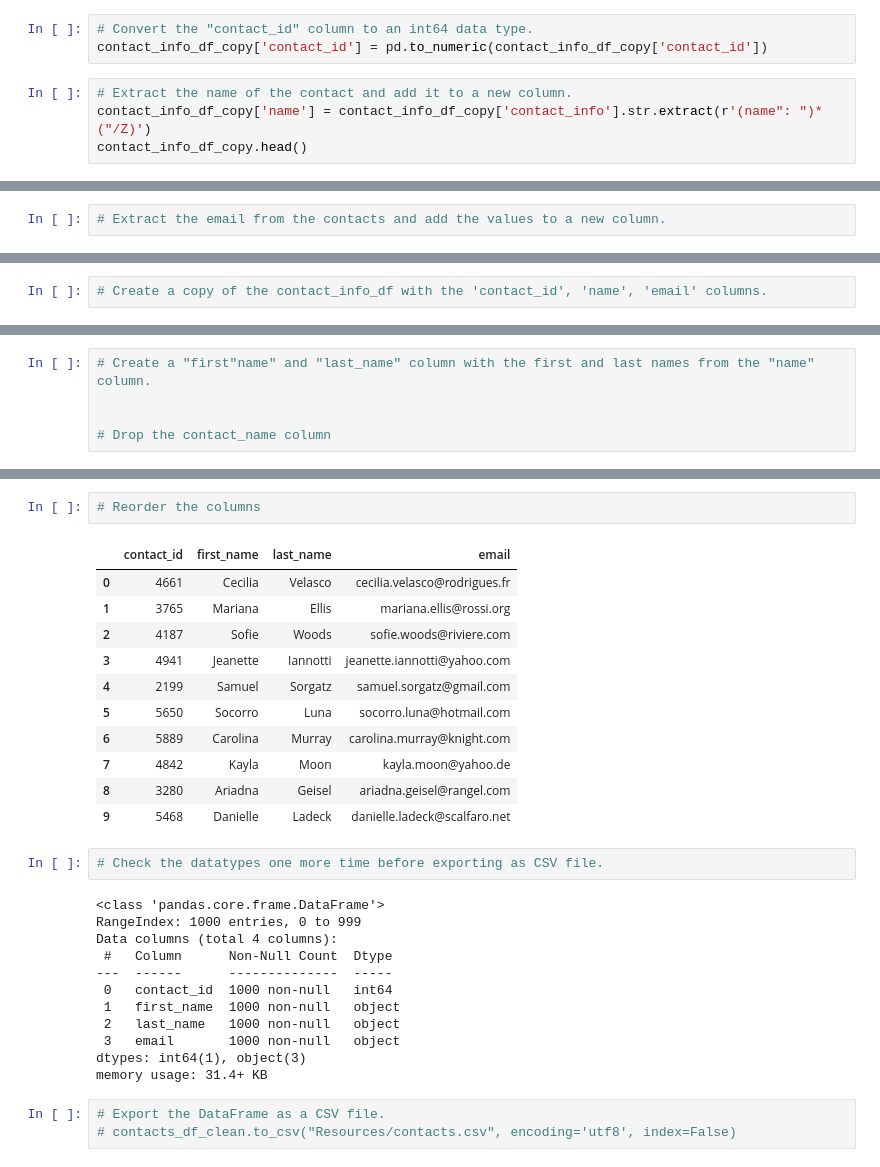
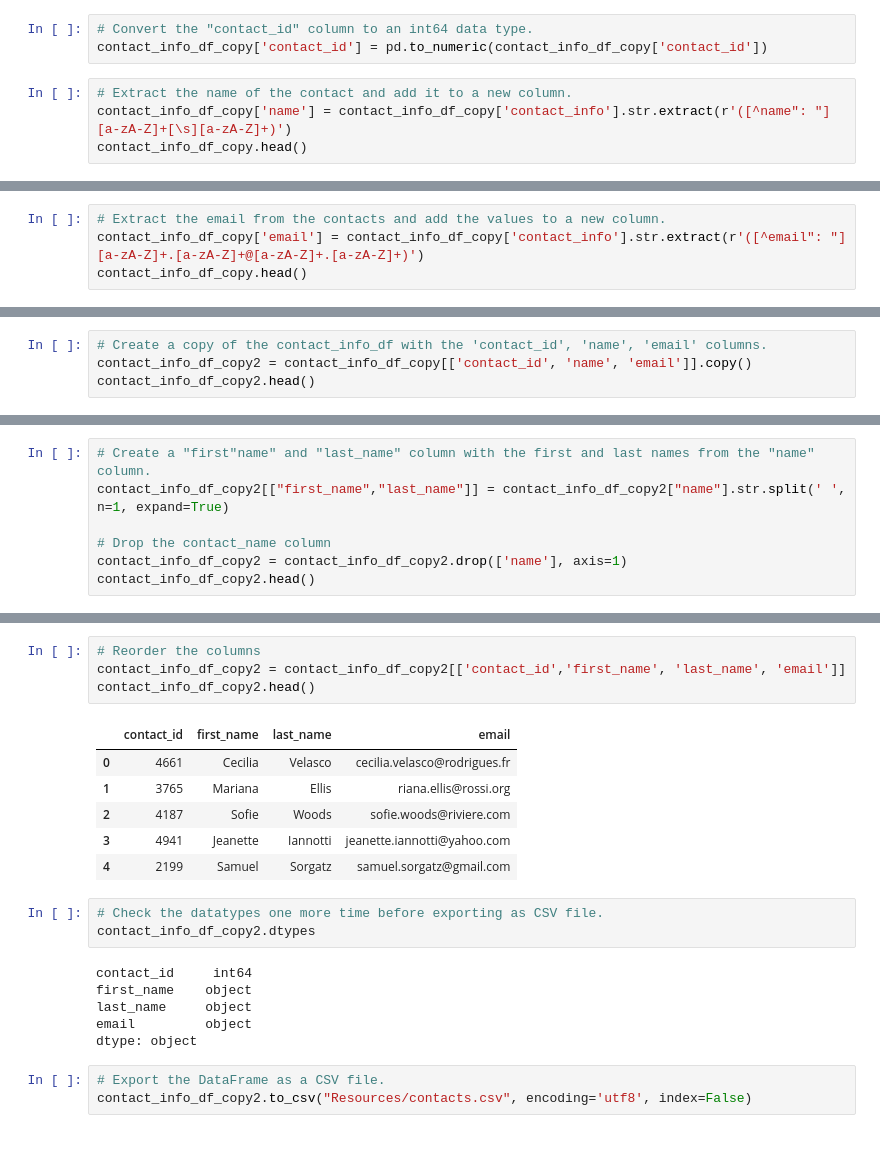
Before and after one commit to Kotoflame/Crowdfunding_ETL, a Jupyter notebook: ETL_Mini_Project_RCornelius_NPusuluri_MAlsayed.ipynb, the cells around one changed output, grey strips where cells are left out. Drawn from its saved outputs; the diff is of its cells as text.

```diff
--- a/ETL_Mini_Project_RCornelius_NPusuluri_MAlsayed.ipynb
+++ b/ETL_Mini_Project_RCornelius_NPusuluri_MAlsayed.ipynb
@@ -349,6 +342,6 @@ dtype: object
 contact_info_df_copy['contact_id'] = pd.to_numeric(contact_info_df_copy['contact_id'])
 # %%
 # Extract the name of the contact and add it to a new column.
-contact_info_df_copy['name'] = contact_info_df_copy['contact_info'].str.extract(r'(name": ")*("/Z)')
+contact_info_df_copy['name'] = contact_info_df_copy['contact_info'].str.extract(r'([^name": "][a-zA-Z]+[\s][a-zA-Z]+)')
 contact_info_df_copy.head()
 # %% [output]
@@ -356,5 +354,7 @@ ValueError: Columns must be same length as key
 # %%
 # Extract the email from the contacts and add the values to a new column.
+contact_info_df_copy['email'] = contact_info_df_copy['contact_info'].str.extract(r'([^email": "][a-zA-Z]+.[a-zA-Z]+@[a-zA-Z]+.[a-zA-Z]+)')
+contact_info_df_copy.head()
 # %% [output]
 |  | contact_info | contact_id | name | email |
 | 0 | {"contact_id": 4661, "name": "Cec... | 4661 | Cecilia Velasco | cecilia.velasco@rodrigues.fr |
@@ -370,5 +365,7 @@ ValueError: Columns must be same length as key
 # %%
 # Create a copy of the contact_info_df with the 'contact_id', 'name', 'email' columns.
+contact_info_df_copy2 = contact_info_df_copy[['contact_id', 'name', 'email']].copy()
+contact_info_df_copy2.head()
 # %% [output]
 |  | contact_id | name | email |
 | 0 | 4661 | Cecilia Velasco | cecilia.velasco@rodrigues.fr |
@@ -384,8 +376,10 @@ ValueError: Columns must be same length as key
 # %%
 # Create a "first"name" and "last_name" column with the first and last names from the "name" column.
-
+contact_info_df_copy2[["first_name","last_name"]] = contact_info_df_copy2["name"].str.split(' ', n=1, expand=True)
 
 # Drop the contact_name column
+contact_info_df_copy2 = contact_info_df_copy2.drop(['name'], axis=1)
+contact_info_df_copy2.head()
 # %% [output]
 |  | contact_id | email | first_name | last_name |
 | 0 | 4661 | cecilia.velasco@rodrigues.fr | Cecilia | Velasco |
@@ -401,31 +390,23 @@ ValueError: Columns must be same length as key
 # %%
 # Reorder the columns
+contact_info_df_copy2 = contact_info_df_copy2[['contact_id','first_name', 'last_name', 'email']]
+contact_info_df_copy2.head()
 # %% [output]
 |  | contact_id | first_name | last_name | email |
 | 0 | 4661 | Cecilia | Velasco | cecilia.velasco@rodrigues.fr |
-| 1 | 3765 | Mariana | Ellis | mariana.ellis@rossi.org |
+| 1 | 3765 | Mariana | Ellis | riana.ellis@rossi.org |
 | 2 | 4187 | Sofie | Woods | sofie.woods@riviere.com |
 | 3 | 4941 | Jeanette | Iannotti | jeanette.iannotti@yahoo.com |
 | 4 | 2199 | Samuel | Sorgatz | samuel.sorgatz@gmail.com |
-| 5 | 5650 | Socorro | Luna | socorro.luna@hotmail.com |
-| 6 | 5889 | Carolina | Murray | carolina.murray@knight.com |
-| 7 | 4842 | Kayla | Moon | kayla.moon@yahoo.de |
-| 8 | 3280 | Ariadna | Geisel | ariadna.geisel@rangel.com |
-| 9 | 5468 | Danielle | Ladeck | danielle.ladeck@scalfaro.net |
 # %%
 # Check the datatypes one more time before exporting as CSV file.
+contact_info_df_copy2.dtypes
 # %% [output]
-<class 'pandas.core.frame.DataFrame'>
-RangeIndex: 1000 entries, 0 to 999
-Data columns (total 4 columns):
- #   Column      Non-Null Count  Dtype
----  ------      --------------  -----
- 0   contact_id  1000 non-null   int64
- 1   first_name  1000 non-null   object
- 2   last_name   1000 non-null   object
- 3   email       1000 non-null   object
-dtypes: int64(1), object(3)
-memory usage: 31.4+ KB
+contact_id     int64
+first_name    object
+last_name     object
+email         object
+dtype: object
 # %%
 # Export the DataFrame as a CSV file.
-# contacts_df_clean.to_csv("Resources/contacts.csv", encoding='utf8', index=False)
+contact_info_df_copy2.to_csv("Resources/contacts.csv", encoding='utf8', index=False)
```
Also changed, not shown: parts of 7 cells of this notebook, 2 other files.
